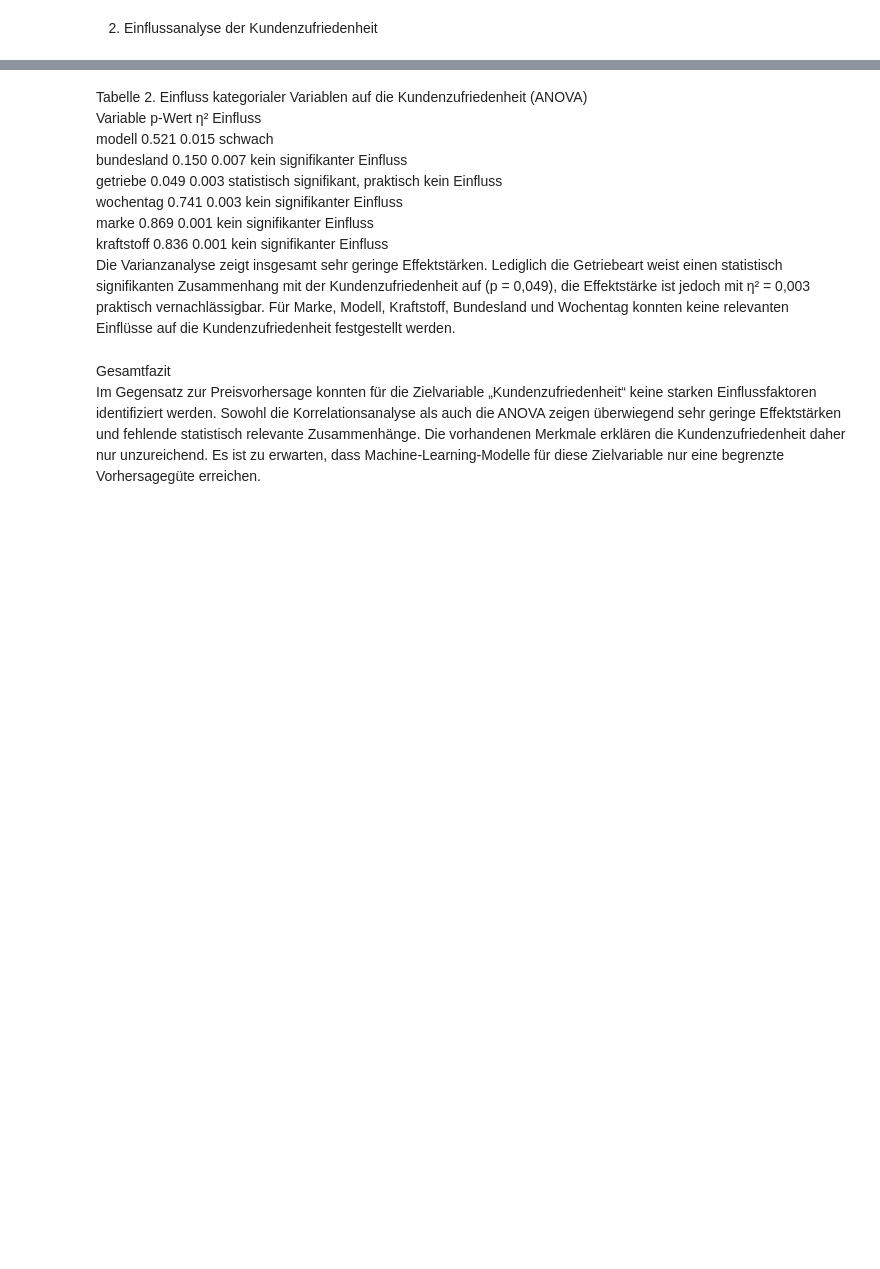
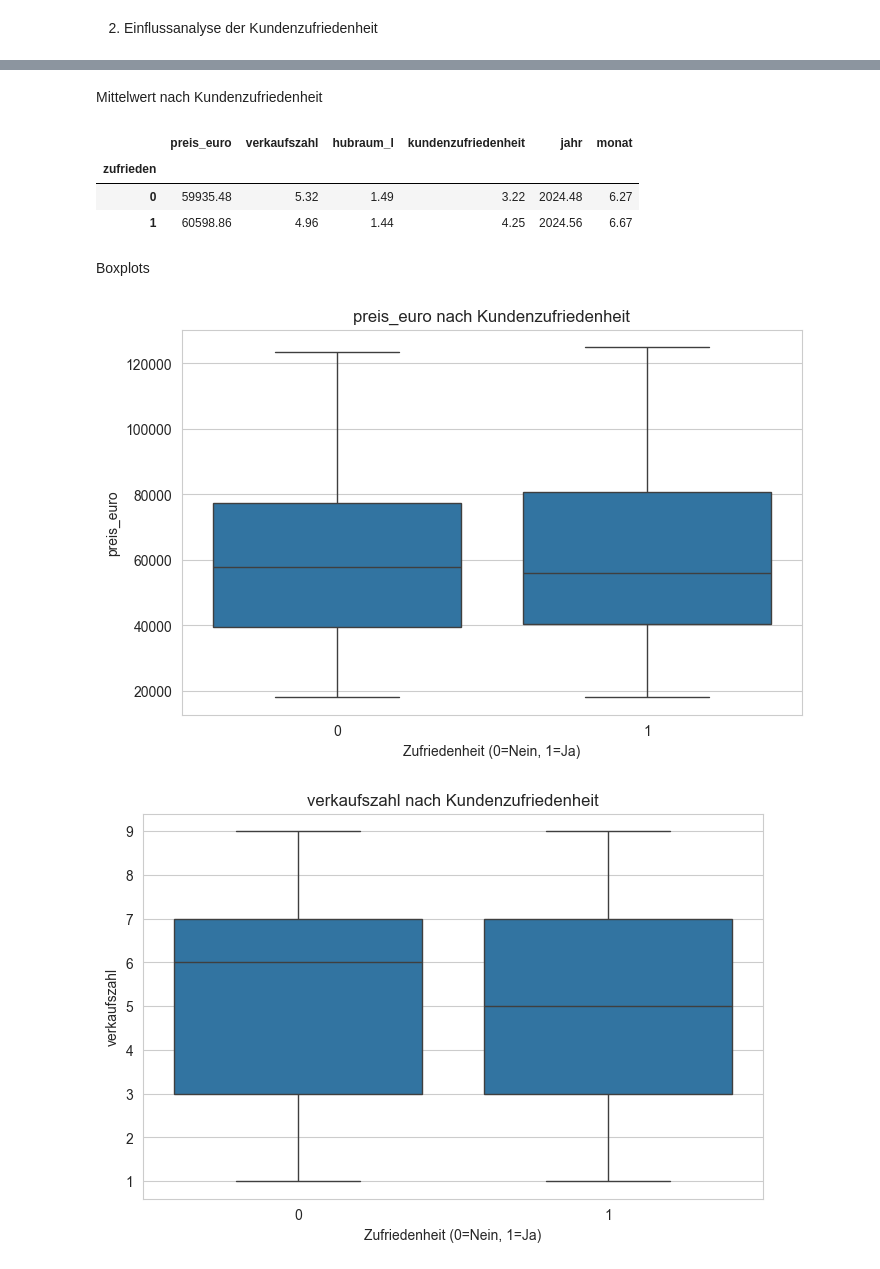
Before and after one commit to sofiyesakova/car-price-prediction, a Jupyter notebook: notebooks/Einflussanalyse_Kundzufrid.ipynb, the cells around one changed output, grey strips where cells are left out. Drawn from its saved outputs; the diff is of its cells as text; code cells hidden in the pictures; blank space fills up the shorter version.

```diff
--- a/notebooks/Einflussanalyse_Kundzufrid.ipynb
+++ b/notebooks/Einflussanalyse_Kundzufrid.ipynb
@@ -99,3 +96,10 @@ print(categorical_columns)
 # %% [output]
 ['preis_euro', 'verkaufszahl', 'hubraum_l', 'kundenzufriedenheit', 'jahr', 'monat']
 ['marke', 'modell', 'kraftstoff', 'getriebe', 'bundesland', 'wochentag']
+# %%
+# Zielvariable erstellen
+df["zufrieden"] = (
+    df["kundenzufriedenheit"] >= 3.5
+).astype(int)
+
+df["zufrieden"].value_counts()
@@ -239,13 +115,38 @@ categorical_importance
-# %% [markdown]
-Tabelle 2. Einfluss kategorialer Variablen auf die Kundenzufriedenheit (ANOVA)
-Variable	p-Wert	η²	Einfluss
-modell	0.521	0.015	schwach
-bundesland	0.150	0.007	kein signifikanter Einfluss
-getriebe	0.049	0.003	statistisch signifikant, praktisch kein Einfluss
-wochentag	0.741	0.003	kein signifikanter Einfluss
-marke	0.869	0.001	kein signifikanter Einfluss
-kraftstoff	0.836	0.001	kein signifikanter Einfluss
-Die Varianzanalyse zeigt insgesamt sehr geringe Effektstärken. Lediglich die Getriebeart weist einen statistisch signifikanten Zusammenhang mit der Kundenzufriedenheit auf (p = 0,049), die Effektstärke ist jedoch mit η² = 0,003 praktisch vernachlässigbar. Für Marke, Modell, Kraftstoff, Bundesland und Wochentag konnten keine relevanten Einflüsse auf die Kundenzufriedenheit festgestellt werden.
-# %% [markdown]
-Gesamtfazit
-Im Gegensatz zur Preisvorhersage konnten für die Zielvariable „Kundenzufriedenheit“ keine starken Einflussfaktoren identifiziert werden. Sowohl die Korrelationsanalyse als auch die ANOVA zeigen überwiegend sehr geringe Effektstärken und fehlende statistisch relevante Zusammenhänge. Die vorhandenen Merkmale erklären die Kundenzufriedenheit daher nur unzureichend. Es ist zu erwarten, dass Machine-Learning-Modelle für diese Zielvariable nur eine begrenzte Vorhersagegüte erreichen.
+# %% [markdown]
+Mittelwert nach Kundenzufriedenheit
+# %%
+mittelwerte = (
+    df.groupby("zufrieden")[numerical_columns]
+    .mean()
+    .round(2)
+)
+
+display(mittelwerte)
+# %% [output]
+|  | preis_euro | verkaufszahl | hubraum_l | kundenzufriedenheit | jahr | monat |
+| zufrieden |  |  |  |  |  |  |
+| 0 | 59935.48 | 5.32 | 1.49 | 3.22 | 2024.48 | 6.27 |
+| 1 | 60598.86 | 4.96 | 1.44 | 4.25 | 2024.56 | 6.67 |
+# %% [markdown]
+Boxplots
+# %%
+for feature in numerical_columns:
+
+    plt.figure(figsize=(8, 5))
+
+    sns.boxplot(
+        data=df,
+        x="zufrieden",
+        y=feature
+    )
+
+    plt.title(
+        f"{feature} nach Kundenzufriedenheit"
+    )
+    plt.xlabel("Zufriedenheit (0=Nein, 1=Ja)")
+    plt.ylabel(feature)
+
+    plt.show()
+# %% [output]
+[figure, added]
+[figure, added]
```
Also changed, not shown: parts of 24 cells of this notebook, 3 other files.
